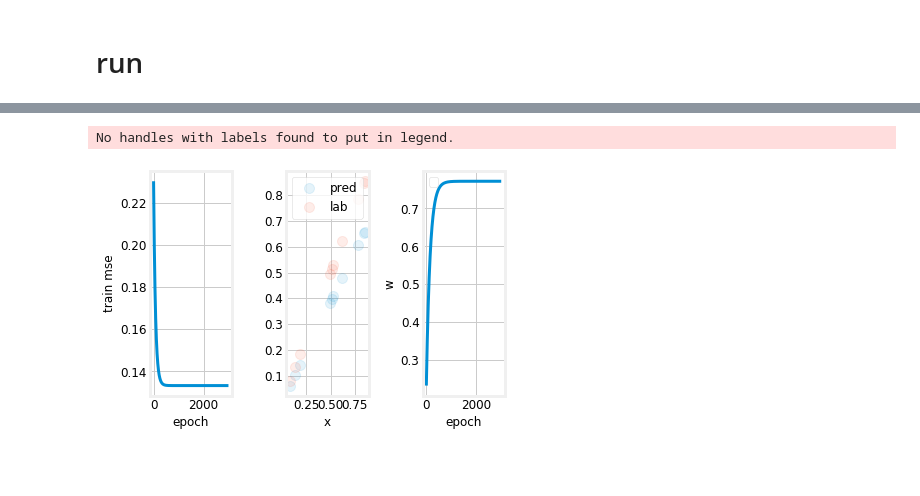
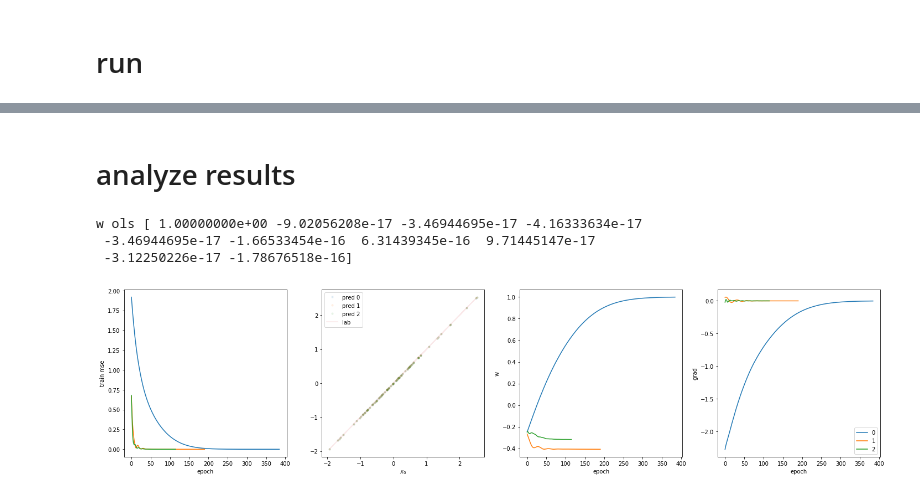
Before and after one commit to csinva/dnn-experiments, a Jupyter notebook: poly_fit/fit_interactions.ipynb, the cells around one changed output, grey strips where cells are left out. Saved outputs shown, nothing was run; the diff lists cells and outputs as text; code cells hidden in the pictures; blank space fills up the shorter version.

Commit message:
fit correct 1d curve

```diff
--- a/poly_fit/fit_interactions.ipynb
+++ b/poly_fit/fit_interactions.ipynb
@@ -50,5 +17,3 @@ from copy import deepcopy
-# %%
-set_style()
 # %%
 def square_el(x):
     return x * x
@@ -183,52 +149,54 @@ done!
+# %% [markdown]
+# analyze results
 # %%
-# d = {'model': models, 'num_hidden': num_hiddens,
-# results.to_pickle('poly_runs_sin.pkl')
-# pkl.dump(d, open('poly_runs_sin' + '.pkl', 'wb'))
+plt.figure(figsize=(20, 5))
+results = pd.DataFrame(rs)
 
-results = pd.DataFrame.from_dict(r)
-# results = pd.read_pickle('poly_runs.pkl')
-
-X_test, Y_test = simple_data(d, N)
-
-R, C = 1, 3
+R, C = 1, 4
 for i, row in results.iterrows():
     plt.subplot(R, C, 1)
     plt.plot(row.loss, label=str(i))
 #     plt.yscale('log')
     plt.ylabel('train mse')
     plt.xlabel('epoch')
-    m = row.model
+
 
     plt.subplot(R, C, 2)
+    m = row.model
     pred = m(torch.Tensor(X).to(device)).cpu().detach().numpy()
-    plt.plot(X, pred, '.', label='pred', alpha=0.1)
-    plt.plot(X, Y, '.', label='lab', alpha=0.1)
-    plt.xlabel('x')
+    plt.plot(X[:, 0], pred[:, 0], '.', label='pred ' + str(i), alpha=0.1)
+    if i == results.shape[0] - 1:
+        plt.plot(X[:, 0], Y, label='lab', alpha=0.1)
+    plt.xlabel('$x_0$')
     plt.legend()
 
     plt.subplot(R, C, 3)
-    plt.plot(row['ws'])
+    plt.plot(np.array(row['w'])[:, 0])
     plt.ylabel('w')
     plt.xlabel('epoch')
-plt.legend()
+
+    plt.subplot(R, C, 4)
+    plt.plot(np.array(row['grad'])[:, 0], label=str(i))
+#     plt.yscale('log')
+    plt.ylabel('grad')
+    plt.xlabel('epoch')
+
+    plt.legend()
 
 
-# ws = [mod.state_dict()['fc.0.weight'].item() for mod in results['model']]
-# print('ws', ws)
-
-
-
-
-plt.subplot(R, C, 1)
+# plt.subplot(R, C, 1)
 
 plt.tight_layout()
 
 
-
+w = npl.pinv(X.T @ X) @ X.T @ Y
+print(f'w ols {w.flatten()}') # \nw sgd {row["w"][-1]}')
 # print('w', m.state_dict()['fc.0.weight'].item(), 'b', m.state_dict()['fc.0.bias'].item())
 # print(model.linear.weight)
 
 plt.show()
 # %% [output]
-No handles with labels found to put in legend.
+w ols [ 1.00000000e+00 -9.02056208e-17 -3.46944695e-17 -4.16333634e-17
+ -3.46944695e-17 -1.66533454e-16  6.31439345e-16  9.71445147e-17
+ -3.12250226e-17 -1.78676518e-16]
-[figure, old version]
+[figure, new version]
```
Also changed, not shown: parts of 9 cells of this notebook.
